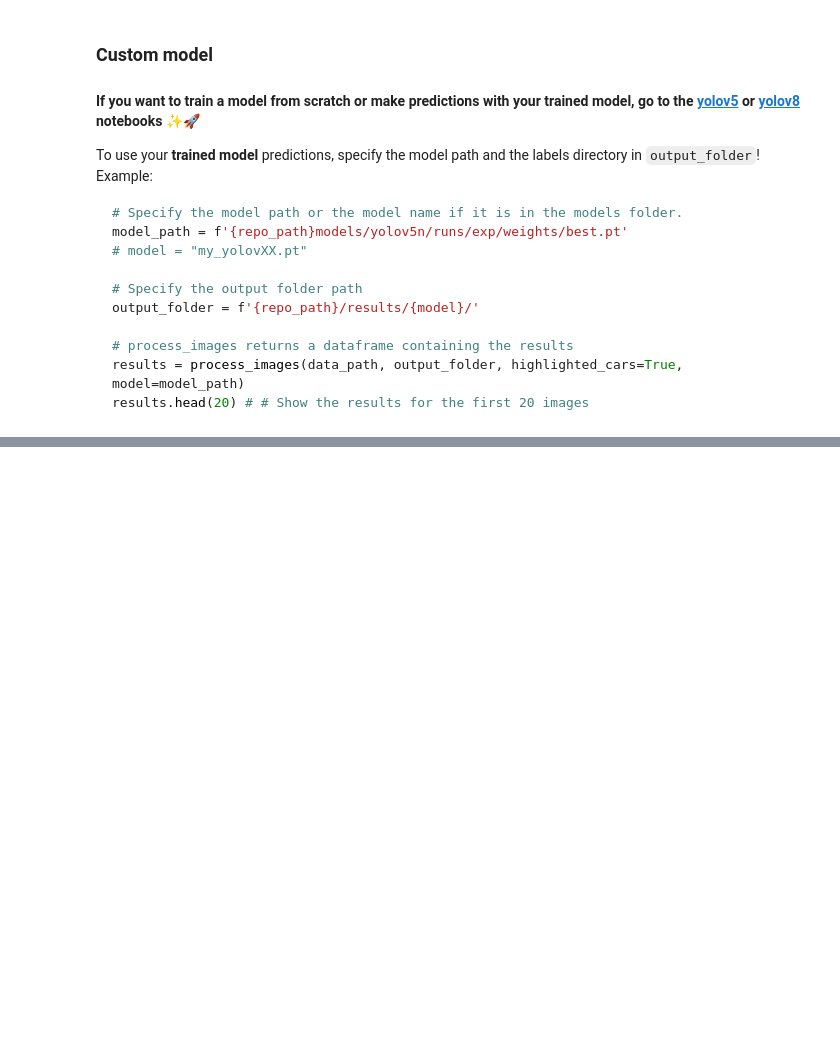
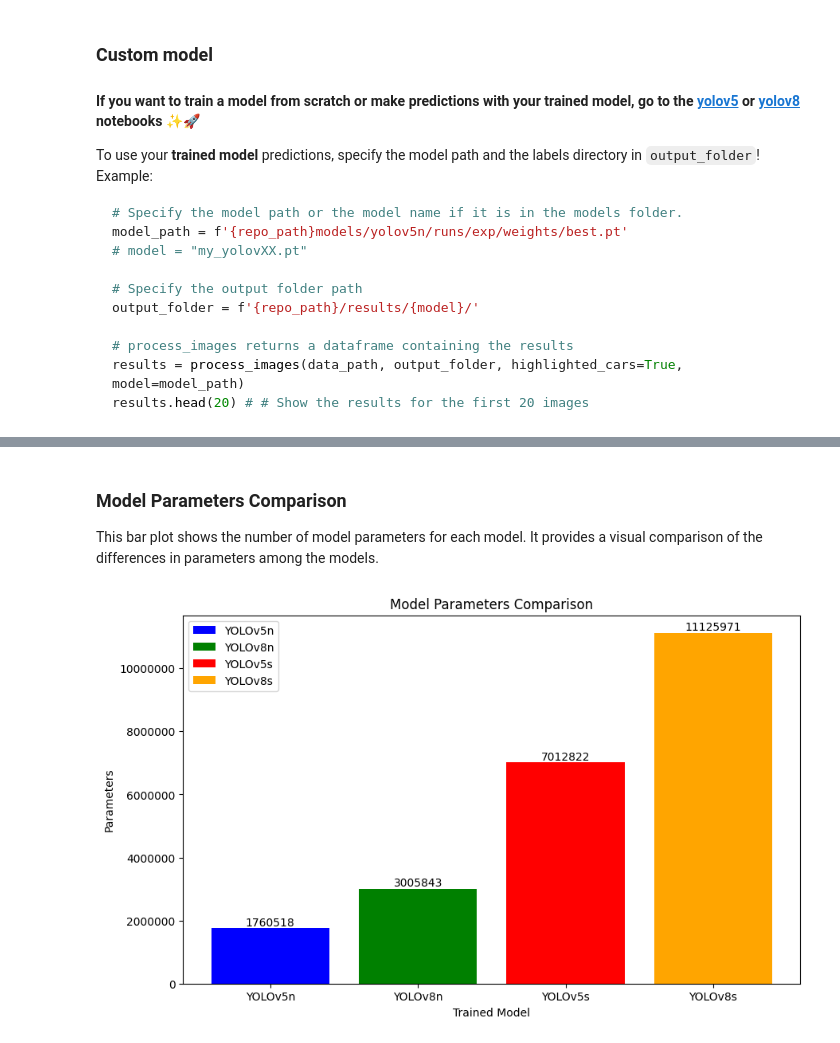
Before and after one commit to math-silva/YOLO-Parking-Spot, a Jupyter notebook: notebooks/yolo-parking-spot.ipynb, the cells around one changed output, grey strips where cells are left out. Saved outputs shown, nothing was run; the diff lists cells and outputs as text; code cells hidden in the pictures; blank space fills up the shorter version.

```diff
--- a/notebooks/yolo-parking-spot.ipynb
+++ b/notebooks/yolo-parking-spot.ipynb
@@ -178,0 +210,9 @@ results.head(20) # # Show the results for the first 20 images
+# %% [markdown]
+### Model Parameters Comparison
+
+This bar plot shows the number of model parameters for each model. It provides a visual comparison of the differences in parameters among the models.
+# %%
+# %% [hide]
+plot_model_params(models_summary)
+# %% [output]
+[figure, added]
```
Also changed, not shown: parts of 20 cells of this notebook, 2 other files.
